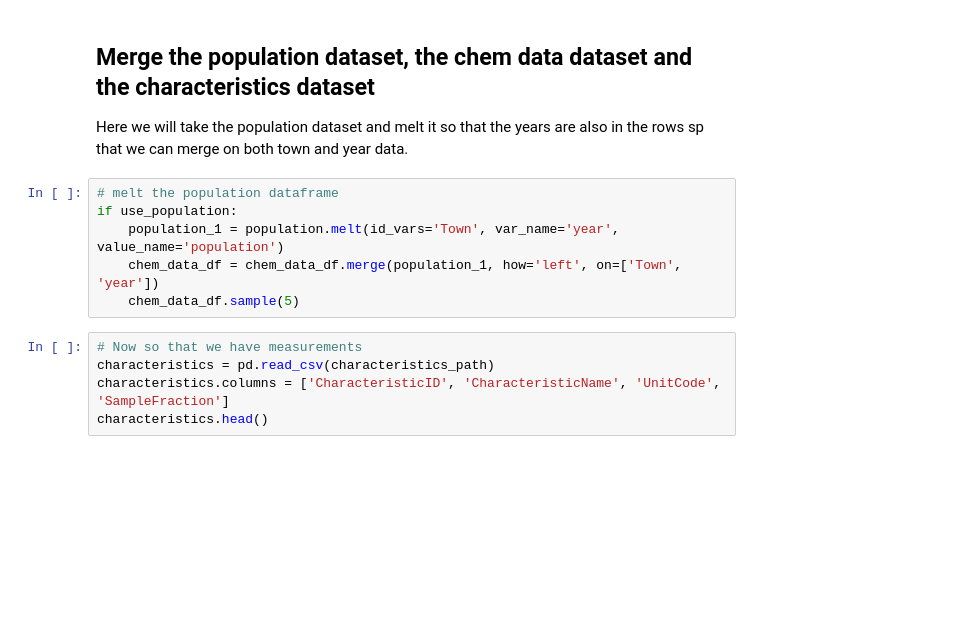
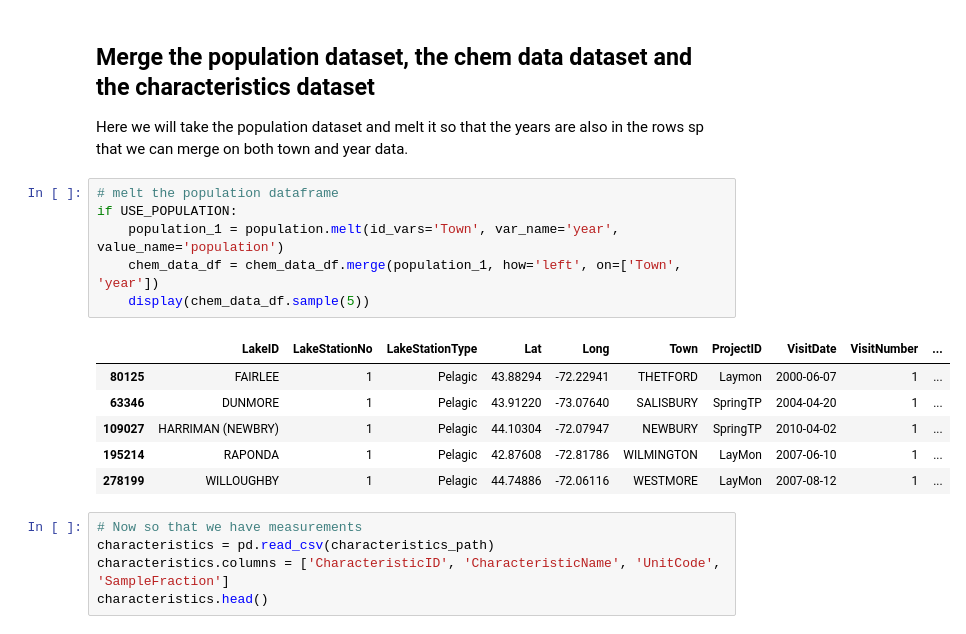
Before and after one commit to zorinAnze/Vermont-Lake-Health, a Jupyter notebook: Combine_Tables.ipynb, the cells around one changed output. Cells and saved outputs as stored; diff of their text form; blank space fills up the shorter version.

```diff
--- a/Combine_Tables.ipynb
+++ b/Combine_Tables.ipynb
@@ -208,10 +214,17 @@ new_data_df.to_csv(survay_save_path)
 Here we will take the population dataset and melt it so that the years are also in the rows sp that we can merge on both town and year data.
 # %%
 # melt the population dataframe
-if use_population:
+if USE_POPULATION:
     population_1 = population.melt(id_vars='Town', var_name='year', value_name='population')
     chem_data_df = chem_data_df.merge(population_1, how='left', on=['Town', 'year'])
-    chem_data_df.sample(5)
+    display(chem_data_df.sample(5))
+# %% [output]
+|  | LakeID | LakeStationNo | LakeStationType | Lat | Long | Town | ProjectID | VisitDate | VisitNumber | ... |
+| 80125 | FAIRLEE | 1 | Pelagic | 43.88294 | -72.22941 | THETFORD | Laymon | 2000-06-07 | 1 | ... |
+| 63346 | DUNMORE | 1 | Pelagic | 43.91220 | -73.07640 | SALISBURY | SpringTP | 2004-04-20 | 1 | ... |
+| 109027 | HARRIMAN (NEWBRY) | 1 | Pelagic | 44.10304 | -72.07947 | NEWBURY | SpringTP | 2010-04-02 | 1 | ... |
+| 195214 | RAPONDA | 1 | Pelagic | 42.87608 | -72.81786 | WILMINGTON | LayMon | 2007-06-10 | 1 | ... |
+| 278199 | WILLOUGHBY | 1 | Pelagic | 44.74886 | -72.06116 | WESTMORE | LayMon | 2007-08-12 | 1 | ... |
 # %%
 # Now so that we have measurements
 characteristics = pd.read_csv(characteristics_path)
```
Also changed, not shown: parts of 10 cells of this notebook.
